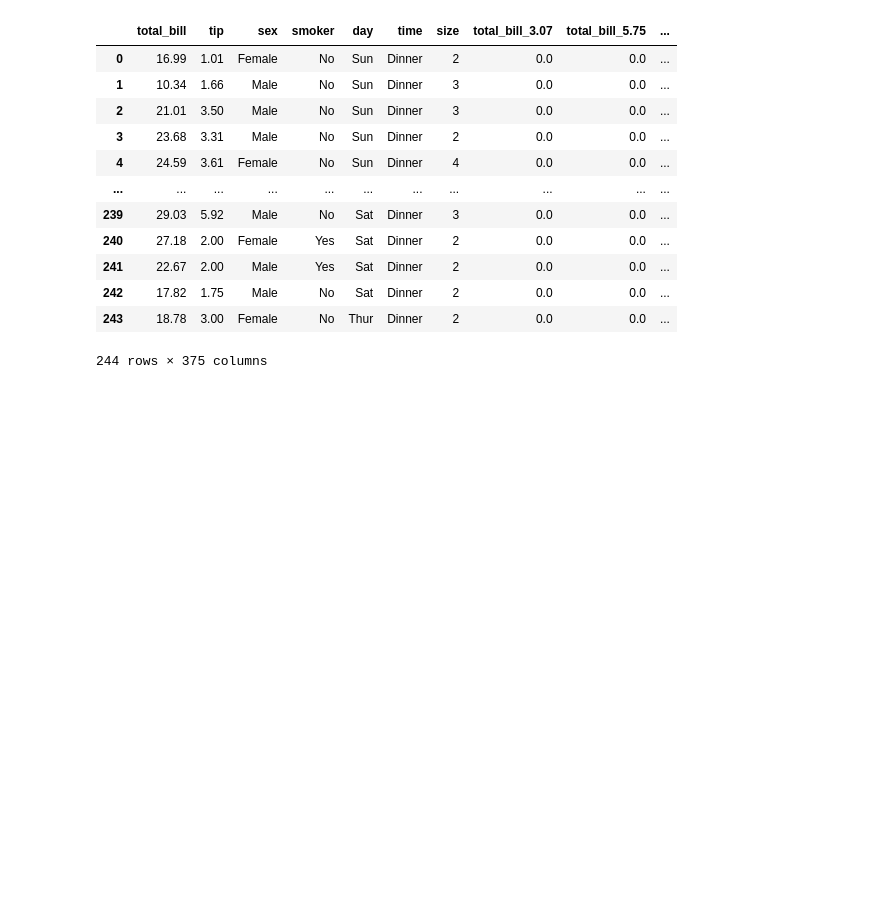
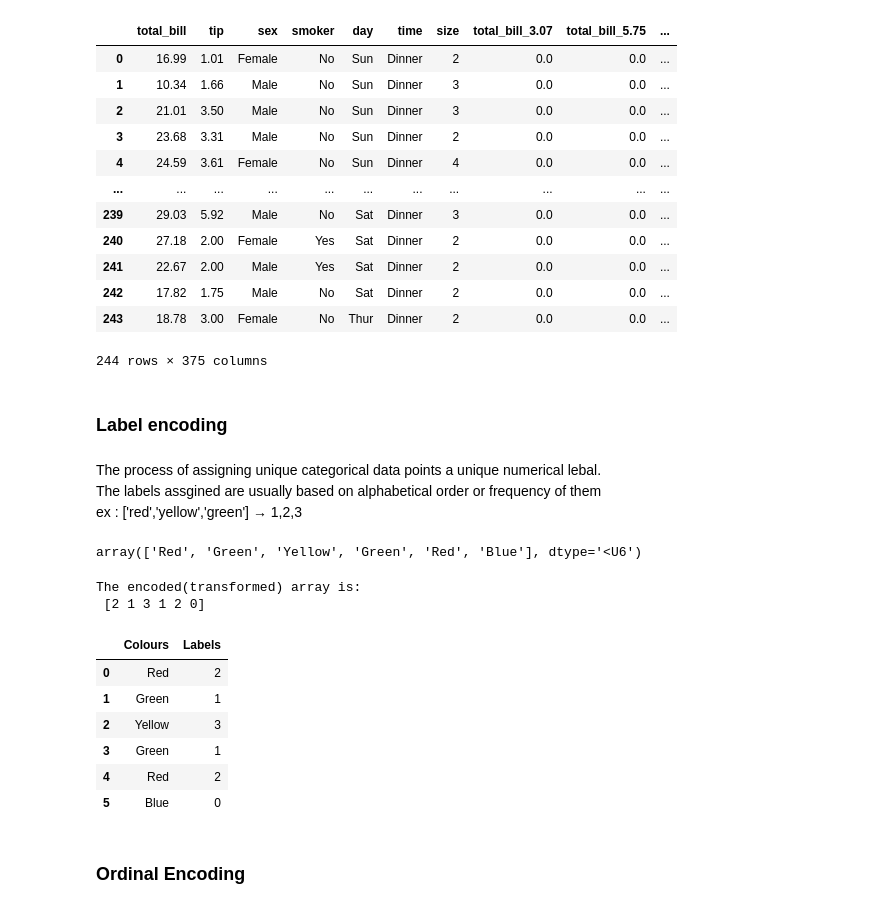
Before and after one commit to ArunNegi112/feature-engineering-eda, a Jupyter notebook: Feature_engineering/Data_encoding.ipynb, the cells around one changed output. Cells and saved outputs as stored; diff of their text form; code cells hidden in the pictures; blank space fills up the shorter version.

Commit message:
Label, Ordinal and target guided ordinal encoding

```diff
--- a/Feature_engineering/Data_encoding.ipynb
+++ b/Feature_engineering/Data_encoding.ipynb
@@ -126,3 +126,9 @@ final_df
 | 242 | 17.82 | 1.75 | Male | No | Sat | Dinner | 2 | 0.0 | 0.0 | ... |
 | 243 | 18.78 | 3.00 | Female | No | Thur | Dinner | 2 | 0.0 | 0.0 | ... |
 244 rows × 375 columns
+# %% [markdown]
+### Label encoding
+# %% [markdown]
+The process of assigning unique categorical data points a unique numerical lebal.
+The labels assgined are usually based on alphabetical order or frequency of them
+ex : ['red','yellow','green'] → 1,2,3
@@ -128,0 +137,31 @@ final_df
+# %%
+data = ['Red','Green','Yellow','Green','Red','Blue']
+arr = np.array(data)
+arr
+# %% [output]
+array(['Red', 'Green', 'Yellow', 'Green', 'Red', 'Blue'], dtype='<U6')
+# %%
+encode = LabelEncoder()  #Creating instance
+encoded_Arr = encode.fit_transform(arr)
+# you will get warning if give 'dataframe' rather than 'array'
+
+print('The encoded(transformed) array is:\n',encoded_Arr)
+# %% [output]
+The encoded(transformed) array is:
+ [2 1 3 1 2 0]
+# %%
+original_df = pd.DataFrame(arr,columns=['Colours'])
+encoded_df = pd.DataFrame(encoded_Arr,columns=['Labels'])
+
+final_df = pd.concat([original_df,encoded_df],axis=1)
+final_df
+# %% [output]
+|  | Colours | Labels |
+| 0 | Red | 2 |
+| 1 | Green | 1 |
+| 2 | Yellow | 3 |
+| 3 | Green | 1 |
+| 4 | Red | 2 |
+| 5 | Blue | 0 |
+# %% [markdown]
+### Ordinal Encoding
```
Also changed, not shown: parts of 12 cells of this notebook.
